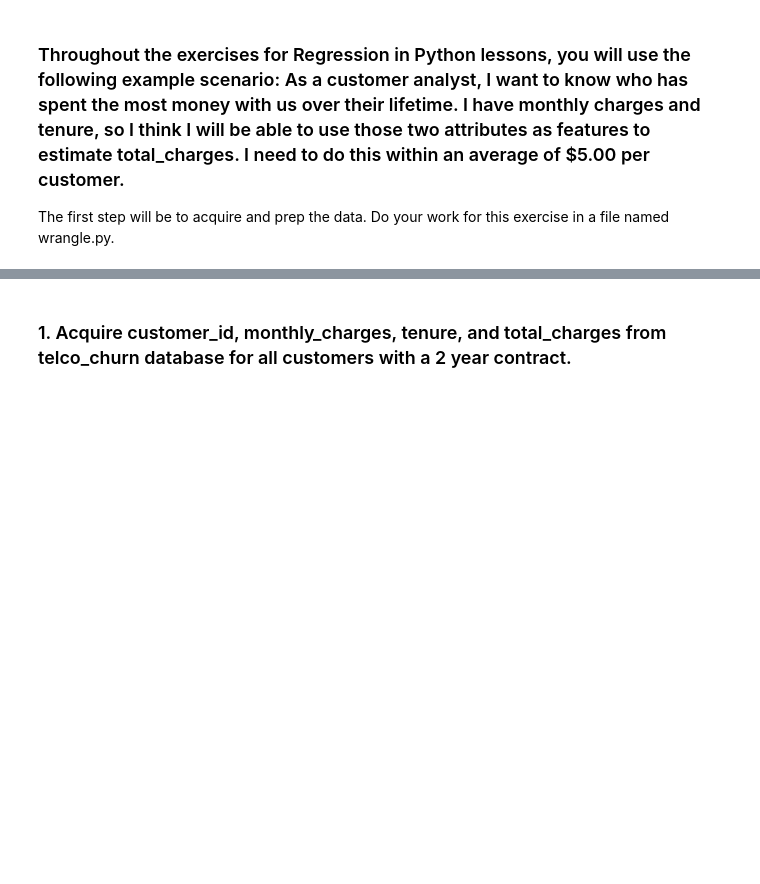
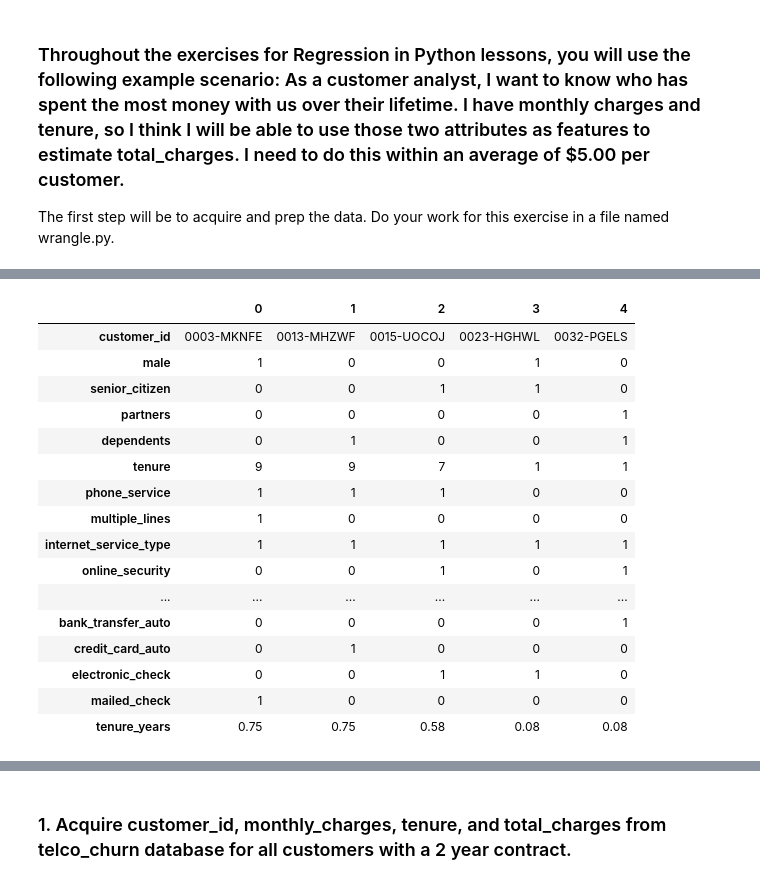
Before and after one commit to george887/regression-exercises, a Jupyter notebook: wrangle.ipynb, the cells around one changed output, grey strips where cells are left out. Drawn from its saved outputs; the diff is of its cells as text; code cells hidden in the pictures; blank space fills up the shorter version.

```diff
--- a/wrangle.ipynb
+++ b/wrangle.ipynb
@@ -195,0 +242,23 @@ The first step will be to acquire and prep the data. Do your work for this exerc
+# %%
+#import acquire
+#import prepare
+df = prepare.prepare_telco_all(df)
+df.head().T
+# %% [output]
+|  | 0 | 1 | 2 | 3 | 4 |
+| customer_id | 0003-MKNFE | 0013-MHZWF | 0015-UOCOJ | 0023-HGHWL | 0032-PGELS |
+| male | 1 | 0 | 0 | 1 | 0 |
+| senior_citizen | 0 | 0 | 1 | 1 | 0 |
+| partners | 0 | 0 | 0 | 0 | 1 |
+| dependents | 0 | 1 | 0 | 0 | 1 |
+| tenure | 9 | 9 | 7 | 1 | 1 |
+| phone_service | 1 | 1 | 1 | 0 | 0 |
+| multiple_lines | 1 | 0 | 0 | 0 | 0 |
+| internet_service_type | 1 | 1 | 1 | 1 | 1 |
+| online_security | 0 | 0 | 1 | 0 | 1 |
+| ... | ... | ... | ... | ... | ... |
+| bank_transfer_auto | 0 | 0 | 0 | 0 | 1 |
+| credit_card_auto | 0 | 1 | 0 | 0 | 0 |
+| electronic_check | 0 | 0 | 1 | 1 | 0 |
+| mailed_check | 1 | 0 | 0 | 0 | 0 |
+| tenure_years | 0.75 | 0.75 | 0.58 | 0.08 | 0.08 |
```
Also changed, not shown: parts of 14 cells of this notebook, 2 other files.
